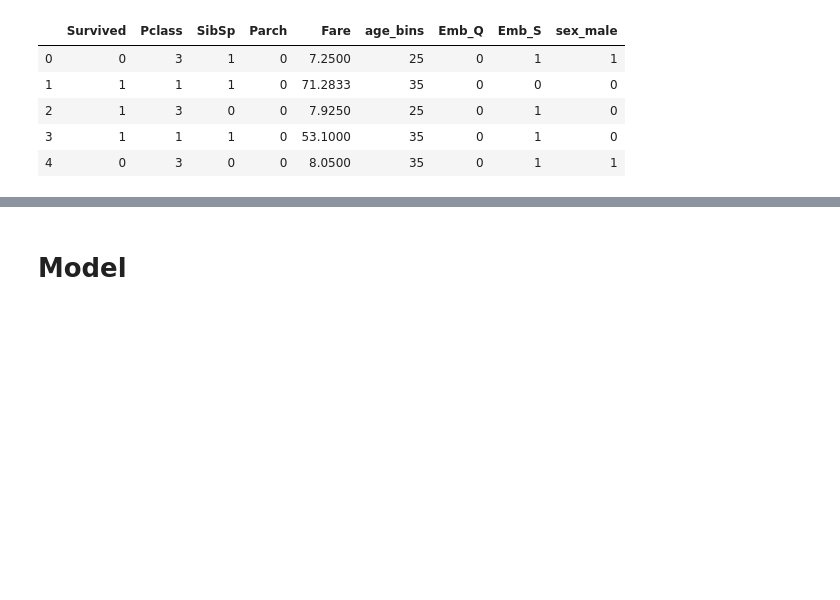
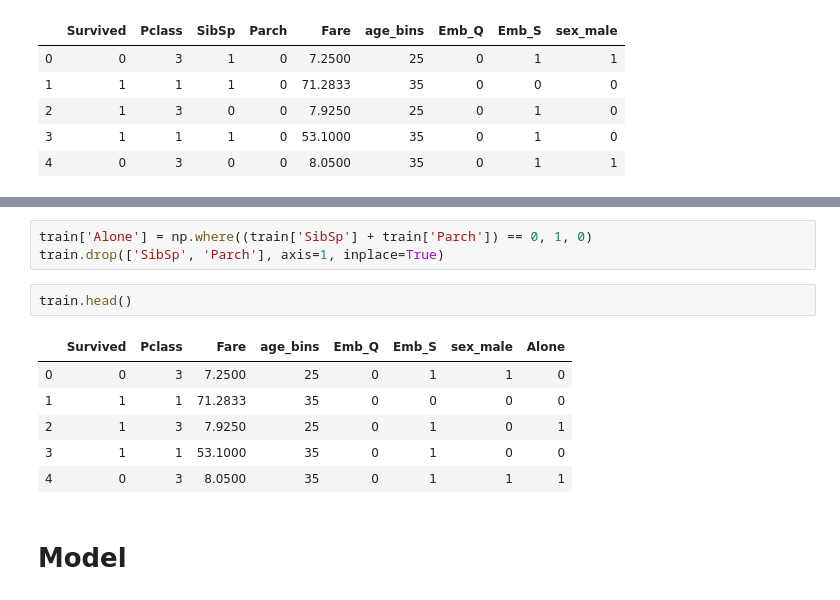
Before and after one commit to douglaspsteen/titanic, a Jupyter notebook: Titanic_Kaggle_Competition.ipynb, the cells around one changed output, grey strips where cells are left out. Cells and saved outputs as stored; diff of their text form; blank space fills up the shorter version.

```diff
--- a/Titanic_Kaggle_Competition.ipynb
+++ b/Titanic_Kaggle_Competition.ipynb
@@ -291,3 +303,15 @@ train.head()
+# %%
+train['Alone'] = np.where((train['SibSp'] + train['Parch']) == 0, 1, 0)
+train.drop(['SibSp', 'Parch'], axis=1, inplace=True)
+# %%
+train.head()
+# %% [output]
+|  | Survived | Pclass | Fare | age_bins | Emb_Q | Emb_S | sex_male | Alone |
+| 0 | 0 | 3 | 7.2500 | 25 | 0 | 1 | 1 | 0 |
+| 1 | 1 | 1 | 71.2833 | 35 | 0 | 0 | 0 | 0 |
+| 2 | 1 | 3 | 7.9250 | 25 | 0 | 1 | 0 | 1 |
+| 3 | 1 | 1 | 53.1000 | 35 | 0 | 1 | 0 | 0 |
+| 4 | 0 | 3 | 8.0500 | 35 | 0 | 1 | 1 | 1 |
 # %% [markdown]
 # Model
 # %% [markdown]
```
Also changed, not shown: parts of 23 cells of this notebook.
